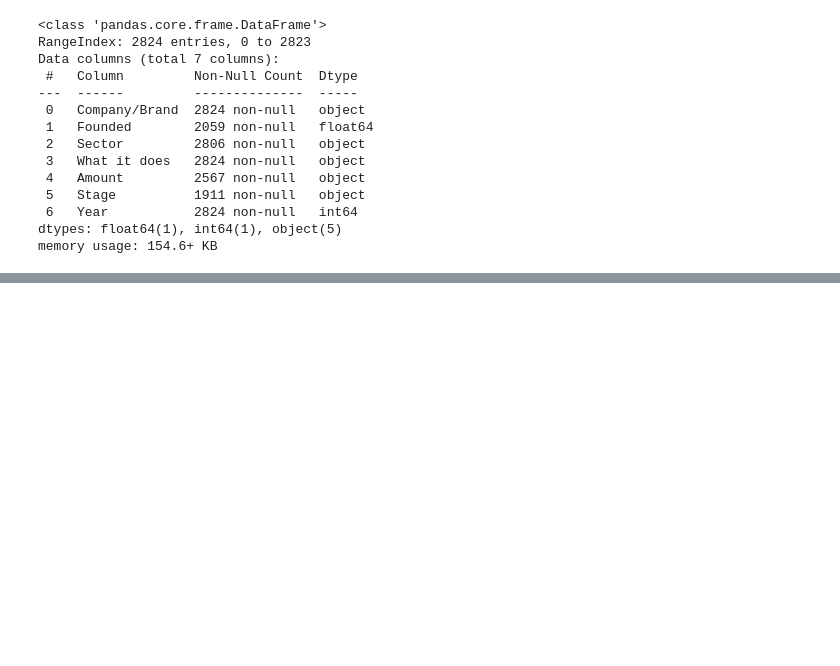
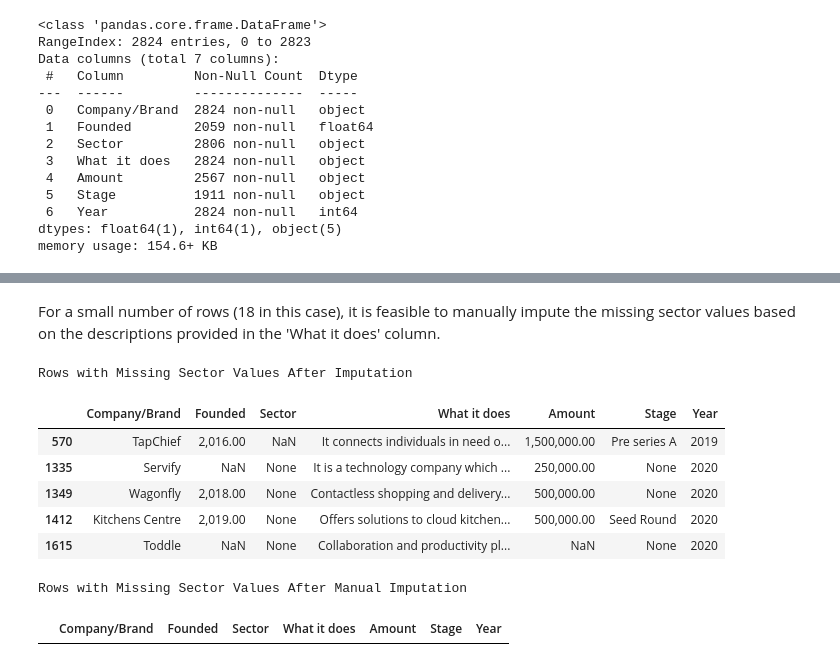
Before and after one commit to MillicentAgyir/Team-Belize-Live-Project-1, a Jupyter notebook: Notebooks/my_notebook.ipynb, the cells around one changed output, grey strips where cells are left out. Saved outputs shown, nothing was run; the diff lists cells and outputs as text; code cells hidden in the pictures; blank space fills up the shorter version.

```diff
--- a/Notebooks/my_notebook.ipynb
+++ b/Notebooks/my_notebook.ipynb
@@ -447,0 +487,62 @@ combined_data.head()
+# %% [markdown]
+ For a small number of rows (18 in this case), it is feasible to manually impute the missing sector values based on the descriptions provided in the 'What it does' column.
+# %%
+# Create a dictionary mapping company descriptions to inferred sectors
+description_to_sector = {
+    "A short video platform": "Technology",
+    "It supplies workforce to the economy": "Human Resources",
+    "It connects individuals in need of advice in any area of expertise": "Professional Services",
+    "Invoice discounting platform": "Finance",
+    "It digitizes and organises local retailers": "Retail",
+    "Cataloguing startup that serves ecommerce platforms": "E-commerce",
+    "It is a local discovery, rewards, and commerce platform": "E-commerce",
+    "Community led professional network for women": "Social Network",
+    "It focuses on organic based skincare products": "Health & Wellness",
+    "It is a technology company which serves as a platform for the repair and service of electronics": "Technology",
+    "Contactless shopping and delivery experience": "Retail",
+    "Water purifier subscription service": "Utilities",
+    "Offers solutions to cloud kitchens by providing space and equipment": "Food & Beverages",
+    "Digital payments solutions company": "Finance",
+    "Operates in the residential construction space": "Construction",
+    "Collaboration and productivity platform for teachers": "Education",
+    "Creative writing mobile platform": "Education"
+}
+
+# Impute the missing 'Sector' values
+for index, row in missing_sector_rows.iterrows():
+    description = row['What it does']
+    if description in description_to_sector:
+        combined_data.at[index, 'Sector'] = description_to_sector[description]
+
+# Verify the imputation
+missing_sector_rows_after_imputation = combined_data[combined_data['Sector'].isnull()]
+print("\nRows with Missing Sector Values After Imputation")
+missing_sector_rows_after_imputation
+# %% [output]
+Rows with Missing Sector Values After Imputation
+|  | Company/Brand | Founded | Sector | What it does | Amount | Stage | Year |
+| 570 | TapChief | 2,016.00 | NaN | It connects individuals in need o... | 1,500,000.00 | Pre series A | 2019 |
+| 1335 | Servify | NaN | None | It is a technology company which ... | 250,000.00 | None | 2020 |
+| 1349 | Wagonfly | 2,018.00 | None | Contactless shopping and delivery... | 500,000.00 | None | 2020 |
+| 1412 | Kitchens Centre | 2,019.00 | None | Offers solutions to cloud kitchen... | 500,000.00 | Seed Round | 2020 |
+| 1615 | Toddle | NaN | None | Collaboration and productivity pl... | NaN | None | 2020 |
+# %%
+# Manual imputation for remaining missing sectors
+manual_sector_mapping = {
+    570: "Professional Services",
+    1335: "Technology",
+    1349: "Retail",
+    1412: "Food & Beverages",
+    1615: "Education"
+}
+
+for index, sector in manual_sector_mapping.items():
+    combined_data.at[index, 'Sector'] = sector
+
+# Verify the imputation again
+missing_sector_rows_after_manual_imputation = combined_data[combined_data['Sector'].isnull()]
+print("\nRows with Missing Sector Values After Manual Imputation")
+missing_sector_rows_after_manual_imputation
+# %% [output]
+Rows with Missing Sector Values After Manual Imputation
+|  | Company/Brand | Founded | Sector | What it does | Amount | Stage | Year |
```
Also changed, not shown: parts of 13 cells of this notebook.
